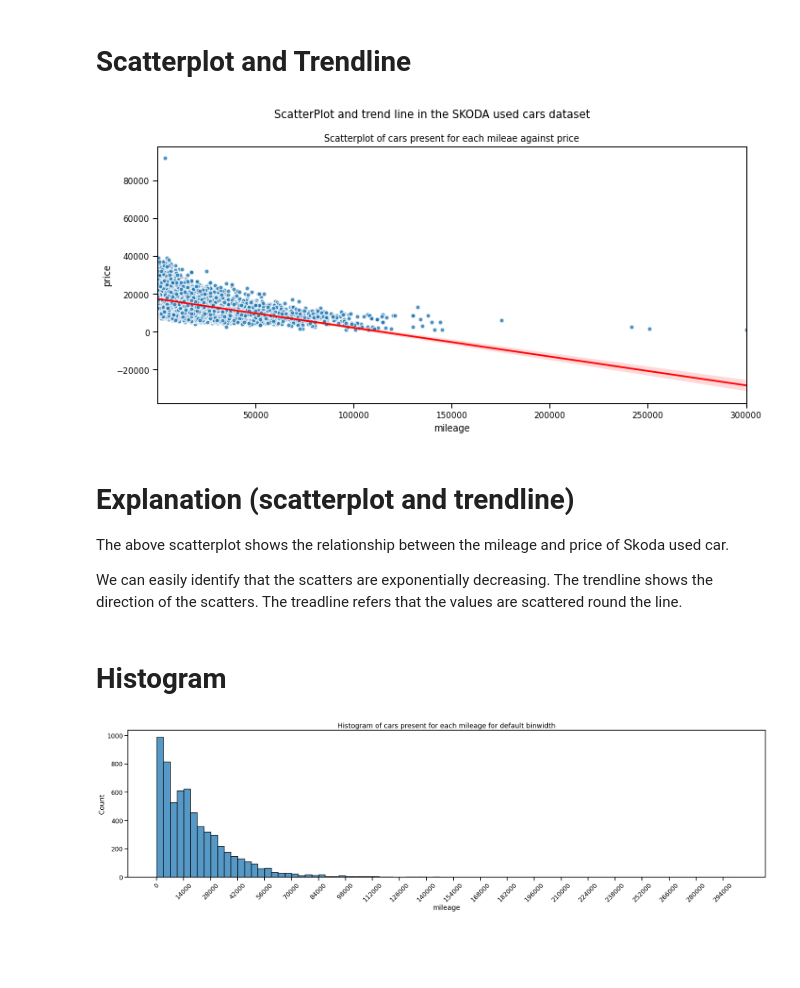
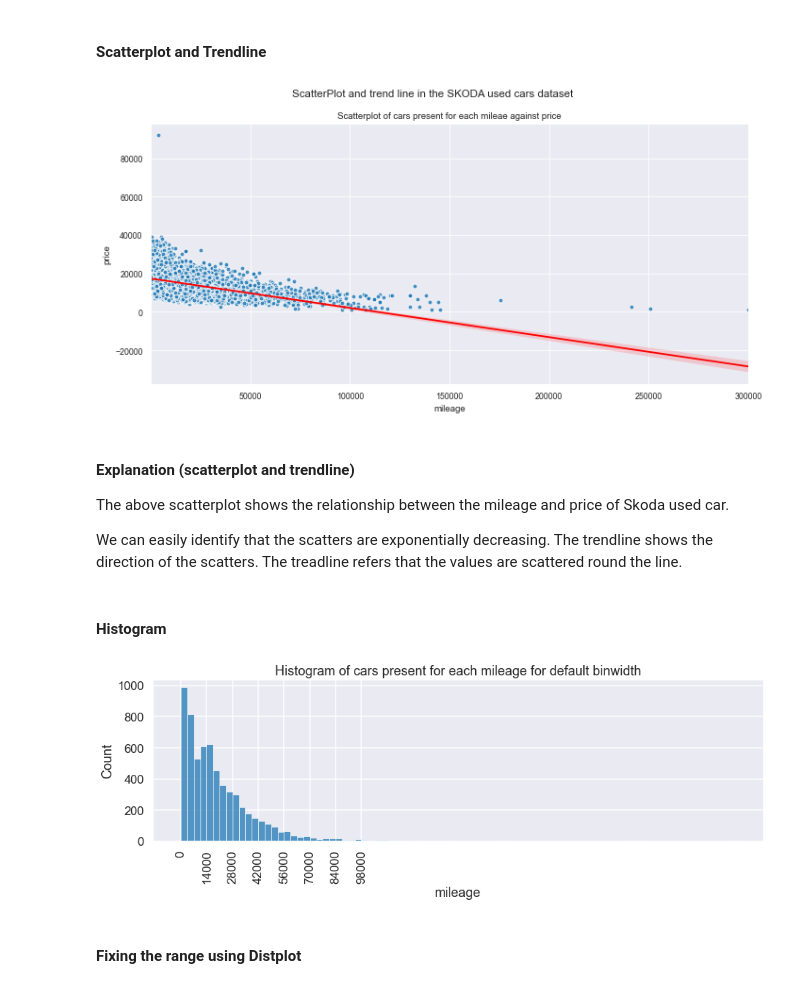
Before and after one commit to shahrier-antor/SKODA_USED_CAR_ANALYSIS, a Jupyter notebook: skoda_used_car_EDA.ipynb, the cells around one changed output. Saved outputs shown, nothing was run; the diff lists cells and outputs as text; code cells hidden in the pictures; blank space fills up the shorter version.

```diff
--- a/skoda_used_car_EDA.ipynb
+++ b/skoda_used_car_EDA.ipynb
@@ -1,6 +3,9 @@
 # %%
 import numpy as np
 import pandas as pd
+
 import matplotlib.pyplot as plt
 import seaborn as sns
-sns.set_context('talk')
+
+sns.set_context("talk")
+sns.set_style("darkgrid")
@@ -8,0 +52,3 @@ df = pd.read_csv("skoda.csv")
+# %%
+year_count = df['year'].value_counts()
+display(year_count)
@@ -87,5 +156,5 @@ def barplot(data, column_x, color, rotation, yticks):
 # %% [markdown]
-# Scatterplot and Trendline
+#### Scatterplot and Trendline
 # %%
 plt.figure(figsize=(10, 5))
 
@@ -101,31 +170,38 @@ plt.suptitle("ScatterPlot and trend line in the SKODA used cars dataset")
 plt.tight_layout()
 plt.show()
 # %% [output]
-[figure, old version]
+[figure, new version]
 # %% [markdown]
-# Explanation (scatterplot and trendline)
+#### Explanation (scatterplot and trendline)
 The above scatterplot shows the relationship between the mileage and price of Skoda used car.
 
 We can easily identify that the scatters are exponentially decreasing. The trendline shows the direction of the scatters. The treadline refers that the values are scattered round the line.
 # %% [markdown]
-# Histogram
+#### Histogram
 # %%
 sns.set_context('talk')
 
-plt.figure(figsize=(25, 20))
+plt.figure(figsize=(25, 5))
 
-plt.subplot(3, 1, 1)
+plt.subplot(1, 2, 1)
 plt.title("Histogram of cars present for each mileage for default binwidth")
 
 #binwidth is the duration for each bar in the histogram
-sns.histplot(data=df, x='mileage', binwidth = 3500)#by default binwidth
+sns.histplot(data=df, x='mileage', binwidth = 3500)
+#by default binwidth
+
+
+#sns.distplot(filtered, hist=True,kde=False)
+#plt.show()
 
 #x axis value will be shown 7000 value apart from 0 to 3000000
 #values are rotated at 45 degree angle
-plt.xticks(np.arange(0, 300000, 14000), rotation=45)
+plt.xticks(np.arange(0, 100000, 14000), rotation=90)
 
 
 plt.tight_layout()
 plt.show()
 # %% [output]
-[figure, old version]
+[figure, new version]
+# %% [markdown]
+#### Fixing the range using Distplot
```
Also changed, not shown: parts of 42 cells of this notebook.
